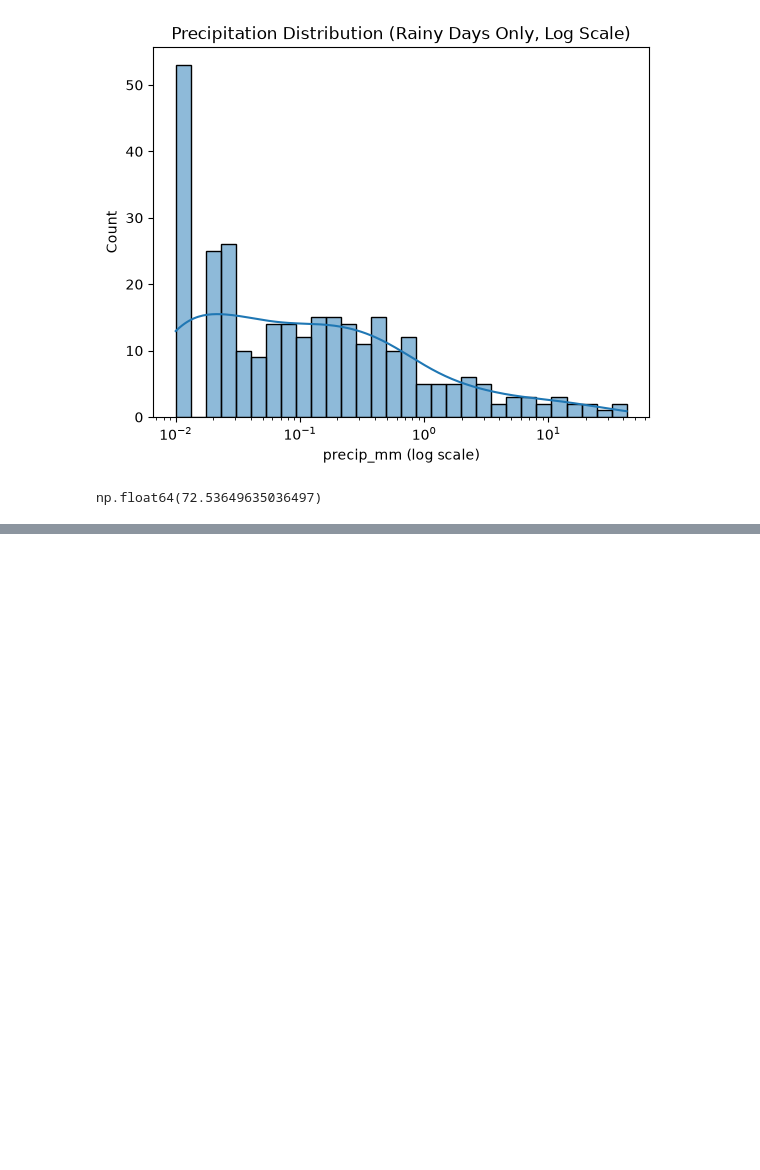
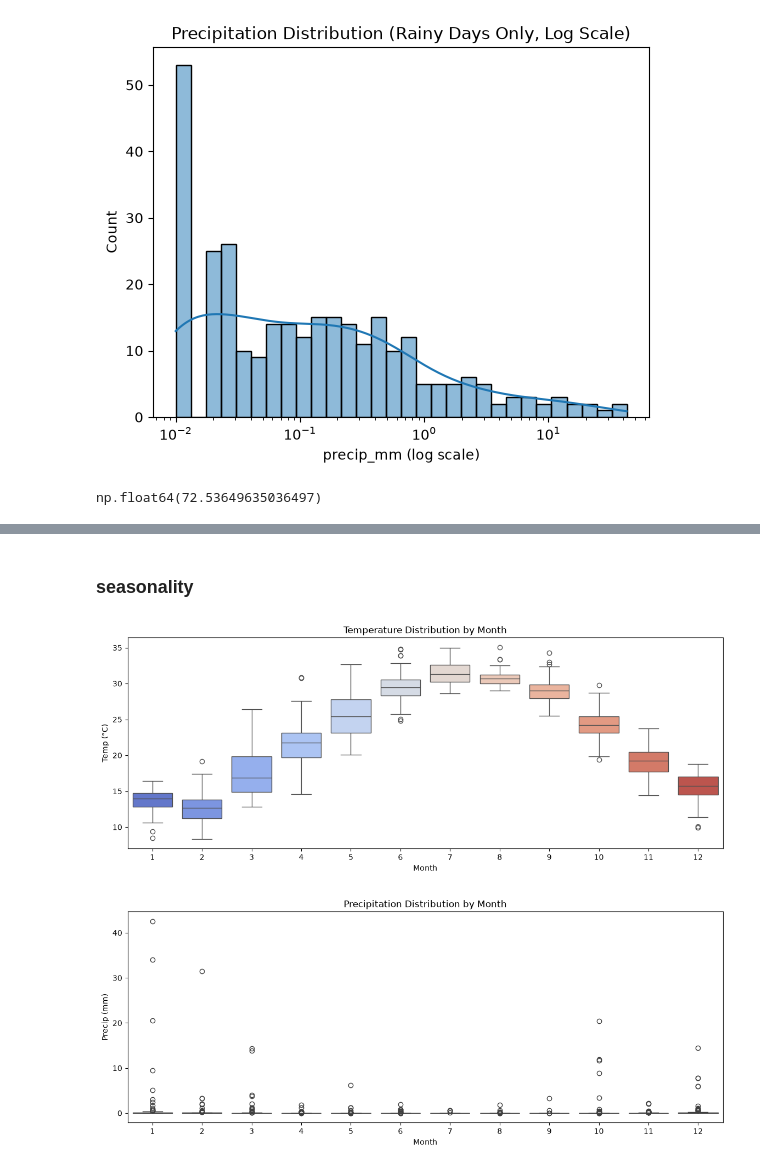
Before and after one commit to ammar-abdelghany30/Weather-Time-Series-Forecasting, a Jupyter notebook: Notebooks/WeatherData_EDA.ipynb, the cells around one changed output, grey strips where cells are left out. Drawn from its saved outputs; the diff is of its cells as text; code cells hidden in the pictures; blank space fills up the shorter version.

```diff
--- a/Notebooks/WeatherData_EDA.ipynb
+++ b/Notebooks/WeatherData_EDA.ipynb
@@ -105,0 +149,21 @@ np.float64(72.53649635036497)
+# %% [markdown]
+### seasonality
+# %%
+df['month'] = df.index.month
+
+plt.figure(figsize=(14, 5))
+sns.boxplot(x='month', y='temp_avg_c', data=df, palette='coolwarm')
+plt.title('Temperature Distribution by Month')
+plt.xlabel('Month')
+plt.ylabel('Temp (°C)')
+plt.show()
+
+plt.figure(figsize=(14, 5))
+sns.boxplot(x='month', y='precip_mm', data=df)
+plt.title('Precipitation Distribution by Month')
+plt.xlabel('Month')
+plt.ylabel('Precip (mm)')
+plt.show()
+# %% [output]
+[figure, added]
+[figure, added]
```
Also changed, not shown: parts of 25 cells of this notebook.
